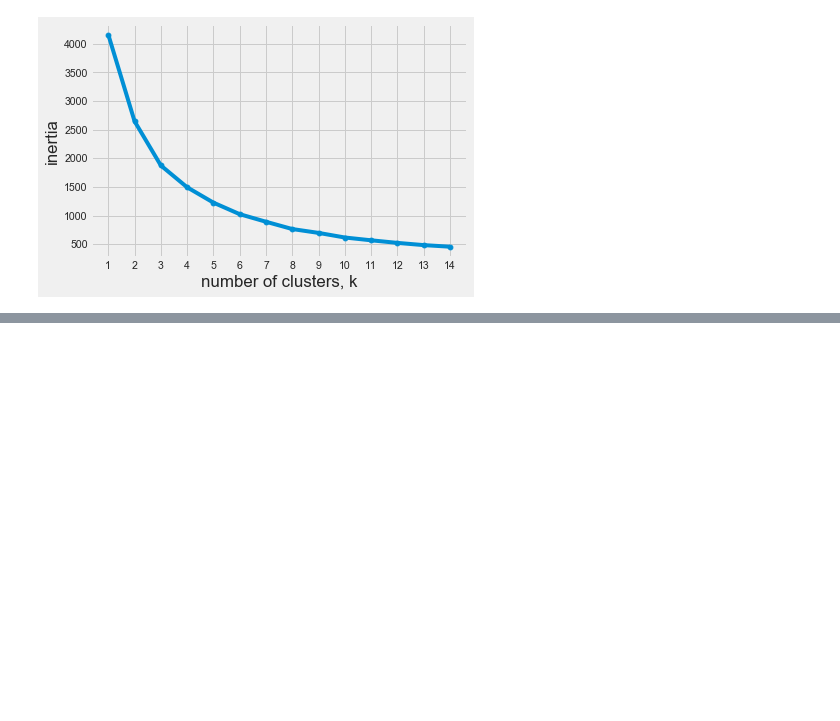
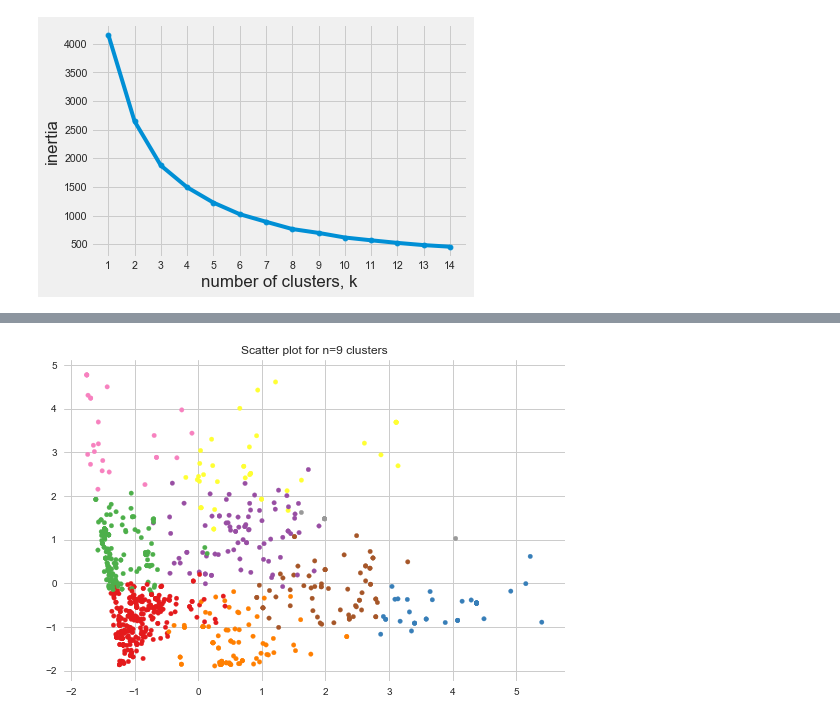
Before and after one commit to asha2490/Springboard, a Jupyter notebook: Capstone Project 1 Notebook.ipynb, the cells around one changed output, grey strips where cells are left out. Saved outputs shown, nothing was run; the diff lists cells and outputs as text; code cells hidden in the pictures; blank space fills up the shorter version.

```diff
--- a/Capstone Project 1 Notebook.ipynb
+++ b/Capstone Project 1 Notebook.ipynb
@@ -908,0 +999,9 @@ array([2, 2, 2, 2, 2, 0, 0, 0, 0, 0, 0, 0, 1, 0, 2, 1, 0, 0, 0, 2, 2, 2,
+# %%
+from sklearn.decomposition import PCA
+new_cluster = KMeans(n_clusters=9, random_state=10)
+df_keto_filtered['new_cluster'] = new_cluster.fit_predict(keto_scaled)
+
+pca = PCA(n_components=2)
+
+df_keto_filtered['x'] = pca.fit_transform(keto_scaled)[:,0]  # 1st column --> 'x'
+df_keto_filtered['y'] = pca.fit_transform(keto_scaled)[:,1]  # 2nd column --> 'y'
@@ -908,0 +1023,7 @@ array([2, 2, 2, 2, 2, 0, 0, 0, 0, 0, 0, 0, 1, 0, 2, 1, 0, 0, 0, 2, 2, 2,
+# %%
+#scatter plot for n=9
+plt.scatter(df_keto_filtered['x'], df_keto_filtered['y'], c=df_keto_filtered['new_cluster'], cmap='Set1', s=20)
+plt.title("Scatter plot for n=9 clusters")
+plt.show()
+# %% [output]
+[figure, added]
```
Also changed, not shown: parts of 7 cells of this notebook.
